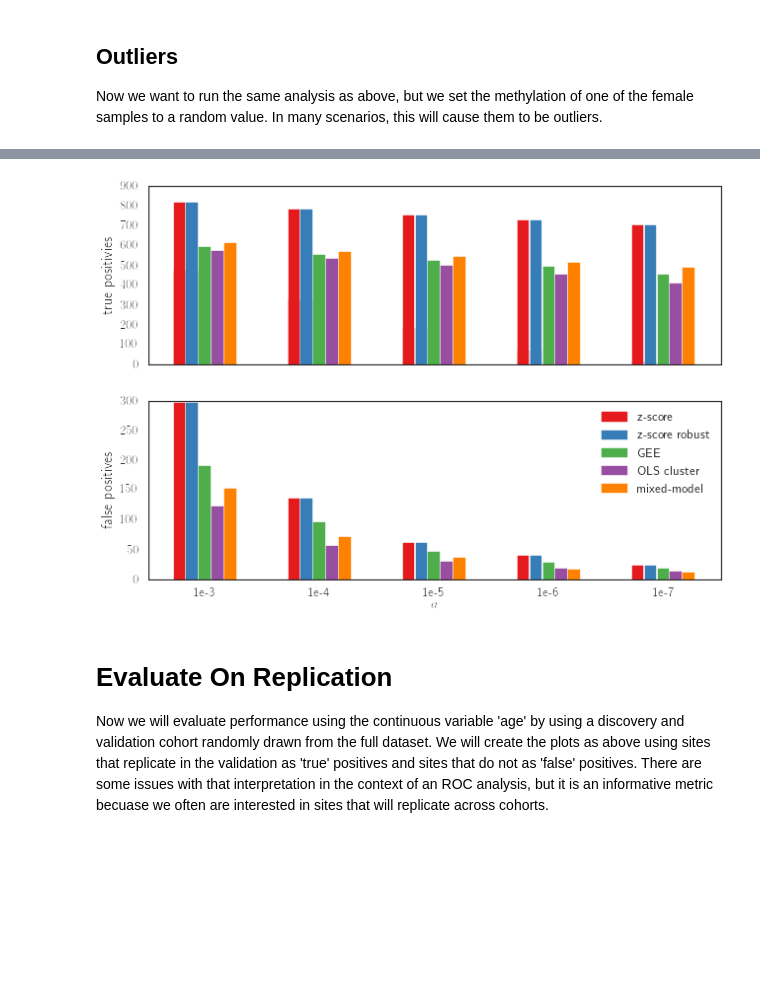
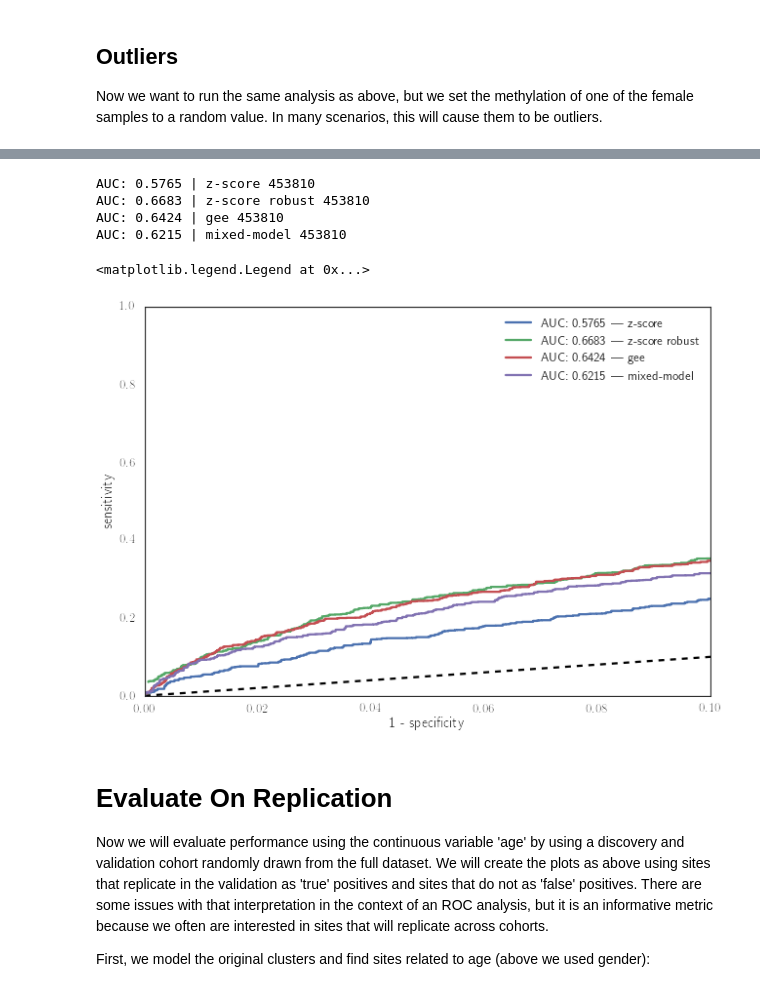
Before and after one commit to brentp/crystal, a Jupyter notebook: notebooks/crystal-methods-evaluation.ipynb, the cells around one changed output, grey strips where cells are left out. Cells and saved outputs as stored; diff of their text form; code cells hidden in the pictures; blank space fills up the shorter version.

```diff
--- a/notebooks/crystal-methods-evaluation.ipynb
+++ b/notebooks/crystal-methods-evaluation.ipynb
@@ -142,0 +77,2 @@ mixed_model_cluster {}
+# %%
+clusters = list(get_cluster_iter(covs.index, methylation_file, 1))
@@ -201,9 +142,45 @@ mixed_model_cluster {}
-# %%
-fig, ax = plt.subplots(2, 1)
-plot_alphas(ax, o_results, colors)
-# %% [output]
-[figure, removed]
+# %%
+import copy
+def add_outlier(cluster, idxs):
+    cluster = copy.deepcopy(cluster)
+    rnd = 4 * (np.random.random() - 0.5)
+    for f in cluster:
+        f.values[idxs] += rnd
+    return cluster
+
+idx = 0 # we know the 0th sample is female  we make it an (potential) outlier
+
+outlier_clusters = [add_outlier(cluster, idx) for cluster in sim_clusters]
+
+outlier_modeled = [list(crystal.model_clusters(outlier_clusters, covs, formula, coef, fn, pool=pool, **kwargs))
+             for fn, formula, kwargs in [
+                  (crystal.zscore_cluster, formula_base, {}),
+                  (crystal.zscore_cluster, formula_base, dict(robust=True)),
+                  (crystal.gee_cluster, formula_cpg, {}),
+                  #(crystal.gee_cluster, formula_cpg, dict(cov_struct=Independence())),
+                  #(crystal.ols_cluster_robust, formula_cpg, {}),
+                  (crystal.mixed_model_cluster, formula_cpg, {})
+
+           ]]
+# %%
+fig, ax = plt.subplots(1)
+labels = ['z-score', 'z-score robust', 'gee', 'mixed-model']
+for i in range(len(outlier_modeled)):
+    bediter = list(crystal.evaluate.cluster_bediter(outlier_modeled[i]))
+    tr, ps = crystal.evaluate.evaluate(bediter, region_fh.name, ax=ax, label=labels[i])
+ax.plot([0, 1], [0, 1], 'k--', zorder=-1)
+ax.set_xlim(0, 0.1)
+ax.legend(loc="best")
+# %% [output]
+AUC: 0.5765 | z-score 453810
+AUC: 0.6683 | z-score robust 453810
+AUC: 0.6424 | gee 453810
+AUC: 0.6215 | mixed-model 453810
+<matplotlib.legend.Legend at 0x...>
+[figure, added]
 # %% [markdown]
 # Evaluate On Replication
 
-Now we will evaluate performance using the continuous variable 'age' by using a discovery and validation cohort randomly drawn from the full dataset. We will create the plots as above using sites that replicate in the validation as 'true' positives and sites that do not as 'false' positives. There are some issues with that interpretation in the context of an ROC analysis, but it is an informative metric becuase we often are interested in sites that will replicate across cohorts.
+Now we will evaluate performance using the continuous variable 'age' by using a discovery and validation cohort randomly drawn from the full dataset. We will create the plots as above using sites that replicate in the validation as 'true' positives and sites that do not as 'false' positives. There are some issues with that interpretation in the context of an ROC analysis, but it is an informative metric because we often are interested in sites that will replicate across cohorts.
+
+First, we model the original clusters and find sites related to age (above we used gender):
```
Also changed, not shown: parts of 27 cells of this notebook, 1 other file.
